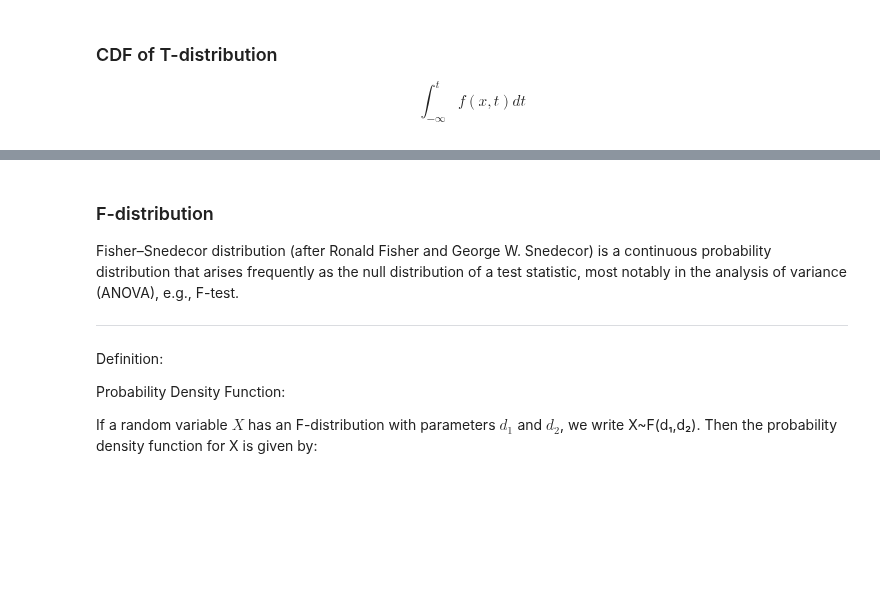
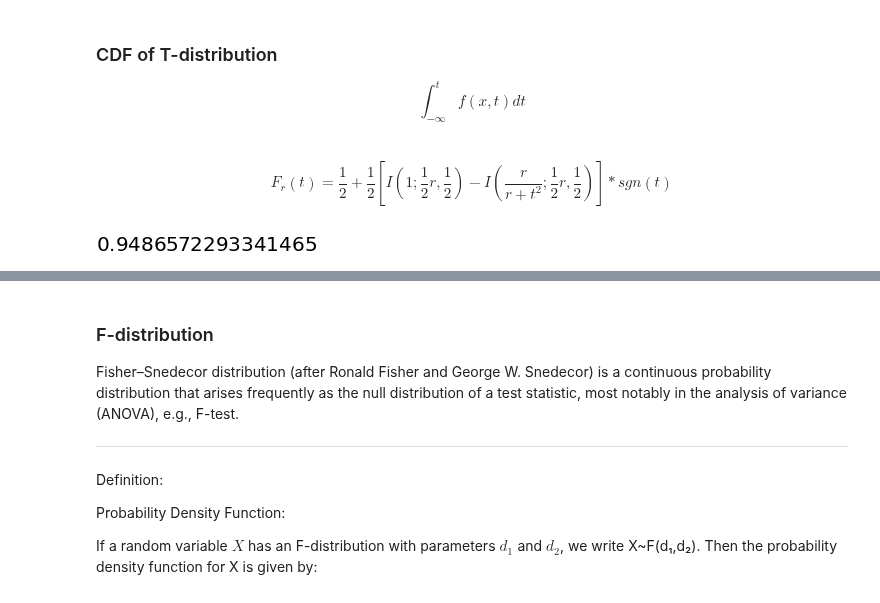
Before and after one commit to adeeconometrics/literate-programming, a Jupyter notebook: Probability_Distributions_Continuous.ipynb, the cells around one changed output, grey strips where cells are left out. Saved outputs shown, nothing was run; the diff lists cells and outputs as text; code cells hidden in the pictures; blank space fills up the shorter version.

```diff
--- a/Probability_Distributions_Continuous.ipynb
+++ b/Probability_Distributions_Continuous.ipynb
@@ -351,3 +351,15 @@ x = np.linspace(-5,5, 10000)
 y = np.array([t_dist_np(1,i) for i in x])
 
 plt.plot(x,y)
+# %% [markdown]
+$$F_r(t) = \frac{1}{2}+ \frac{1}{2} \left[I \left(1; \frac{1}{2} r, \frac{1}{2} \right) - I \left(  \frac{r}{r+t^2} ;  \frac{1}{2} r,  \frac{1}{2}\right) \right]*sgn(t)$$
+# %%
+# another cdf definition from https://mathworld.wolfram.com/Studentst-Distribution.html
+
+def t_cdf(df, x):
+    reg_beta = lambda z, a,b: ss.betainc(a,b,z)/ss.beta(a,b)
+    return 0.5+0.5*(reg_beta(1,0.5*df,0.5)-reg_beta(df/(df+x**2), 0.5*df, 0.5))*np.sign(x)
+# %%
+t_cdf(12, 1)
+# %% [output]
+[figure, added]
```
Also changed, not shown: parts of 73 cells of this notebook.
